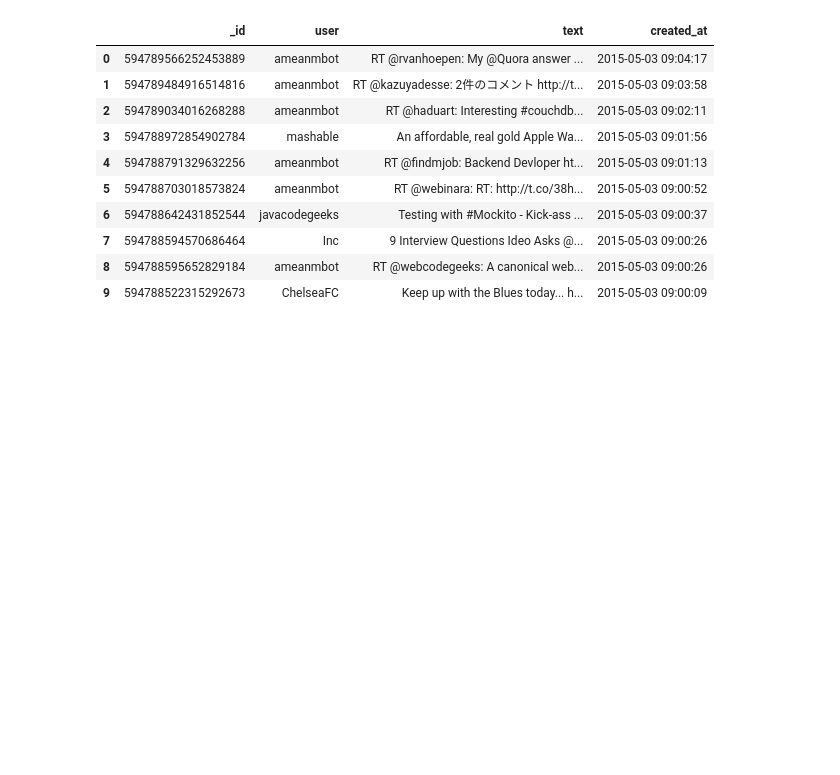
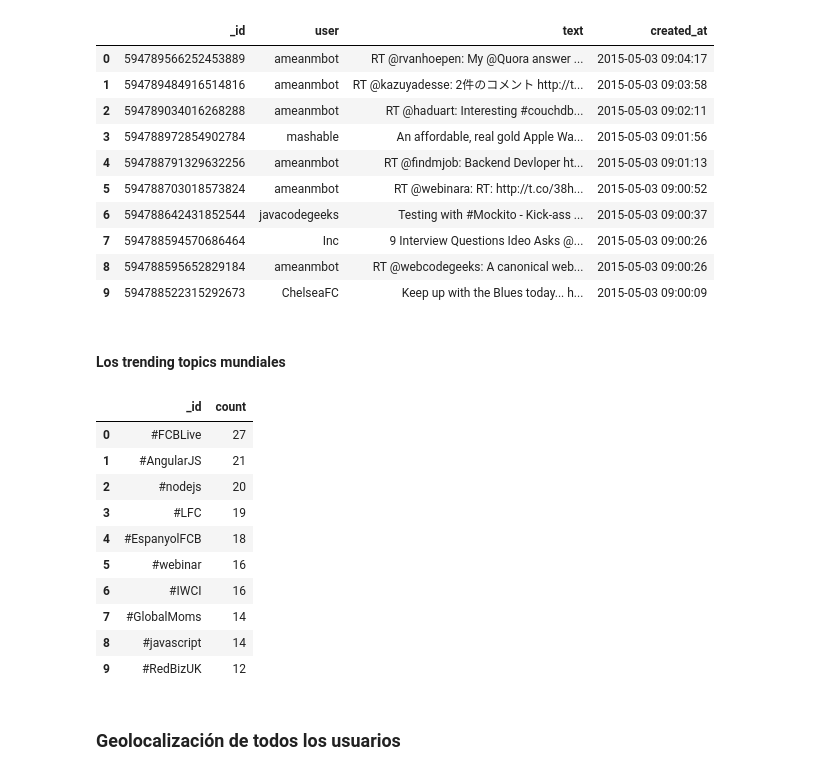
Before and after one commit to javoeria/data-science, a Jupyter notebook: mongodb/pymongo_1.ipynb, the cells around one changed output. Drawn from its saved outputs; the diff is of its cells as text; code cells hidden in the pictures; blank space fills up the shorter version.

Commit message:
Trending topics and geojson added

```diff
--- a/mongodb/pymongo_1.ipynb
+++ b/mongodb/pymongo_1.ipynb
@@ -174,3 +181,38 @@ data
 | 7 | 594788594570686464 | Inc | 9 Interview Questions Ideo Asks @... | 2015-05-03 09:00:26 |
 | 8 | 594788595652829184 | ameanmbot | RT @webcodegeeks: A canonical web... | 2015-05-03 09:00:26 |
 | 9 | 594788522315292673 | ChelseaFC | Keep up with the Blues today... h... | 2015-05-03 09:00:09 |
+# %% [markdown]
+####  Los trending topics mundiales
+# %%
+pipeline = [
+  {'$project':
+     {'hashtags':
+        {'$map': {
+           'input': '$entities.hashtags',
+           'as': 'entities',
+           'in': {'$concat': ['#', '$$entities.text']}
+        }},
+     }
+  },
+  {'$unwind': '$hashtags'},
+  {'$group': {'_id': '$hashtags', 'count': {'$sum': 1}}},
+  {'$sort': {'count': -1}},
+  {'$limit': 10}
+]
+trending_topics = collection.aggregate(pipeline)
+data = pd.DataFrame(list(trending_topics))
+data
+# %% [output]
+|  | _id | count |
+| 0 | #FCBLive | 27 |
+| 1 | #AngularJS | 21 |
+| 2 | #nodejs | 20 |
+| 3 | #LFC | 19 |
+| 4 | #EspanyolFCB | 18 |
+| 5 | #webinar | 16 |
+| 6 | #IWCI | 16 |
+| 7 | #GlobalMoms | 14 |
+| 8 | #javascript | 14 |
+| 9 | #RedBizUK | 12 |
+# %% [markdown]
+### Geolocalización de todos los usuarios
```
Also changed, not shown: parts of 5 cells of this notebook.
